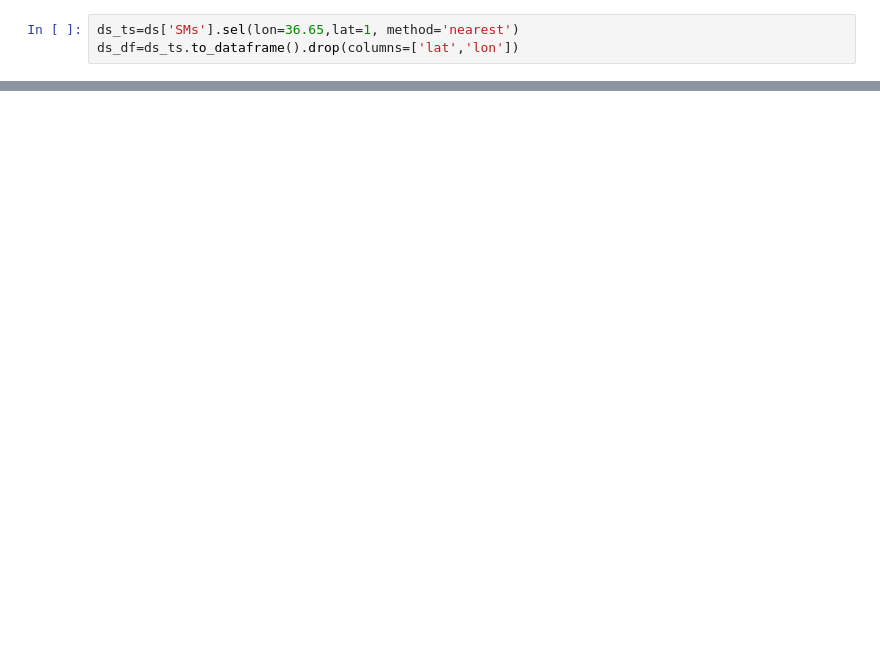
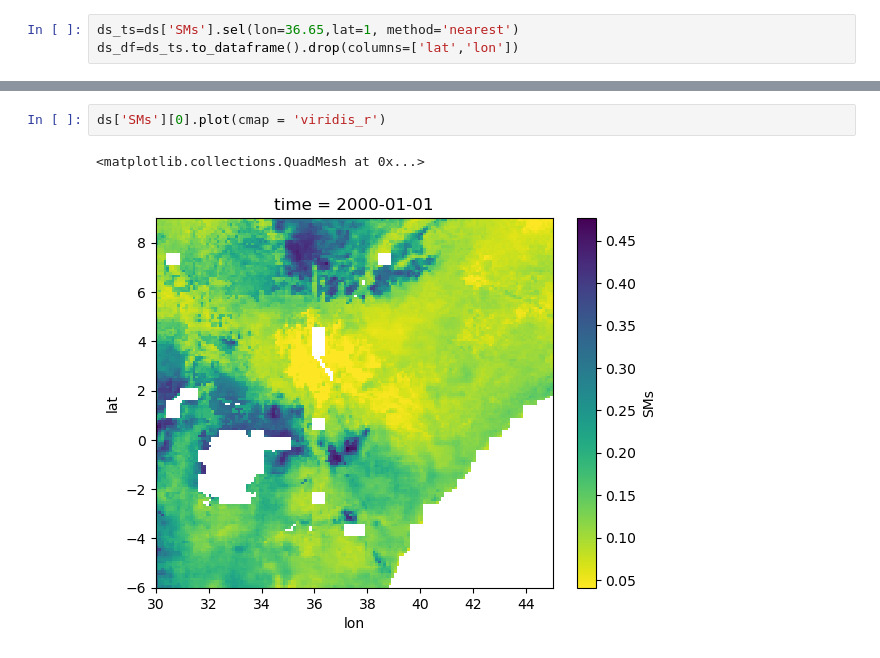
Before and after one commit to klekarkar/carbon_assimilation, a Jupyter notebook: gleam_data.ipynb, the cells around one changed output, grey strips where cells are left out. Drawn from its saved outputs; the diff is of its cells as text; blank space fills up the shorter version.

```diff
--- a/gleam_data.ipynb
+++ b/gleam_data.ipynb
@@ -42,0 +35,5 @@ Data variables:
+# %%
+ds['SMs'][0].plot(cmap = 'viridis_r')
+# %% [output]
+<matplotlib.collections.QuadMesh at 0x...>
+[figure, added]
```
Also changed, not shown: parts of 6 cells of this notebook, 2 other files.
